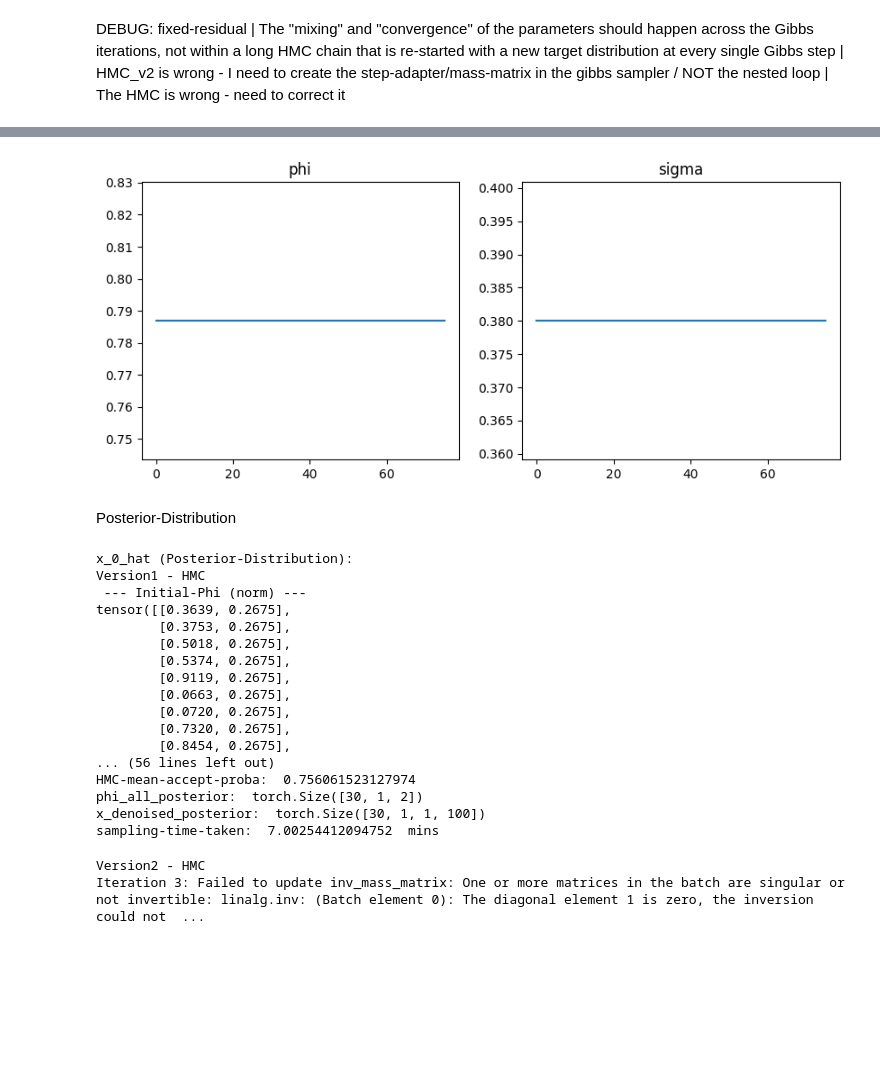
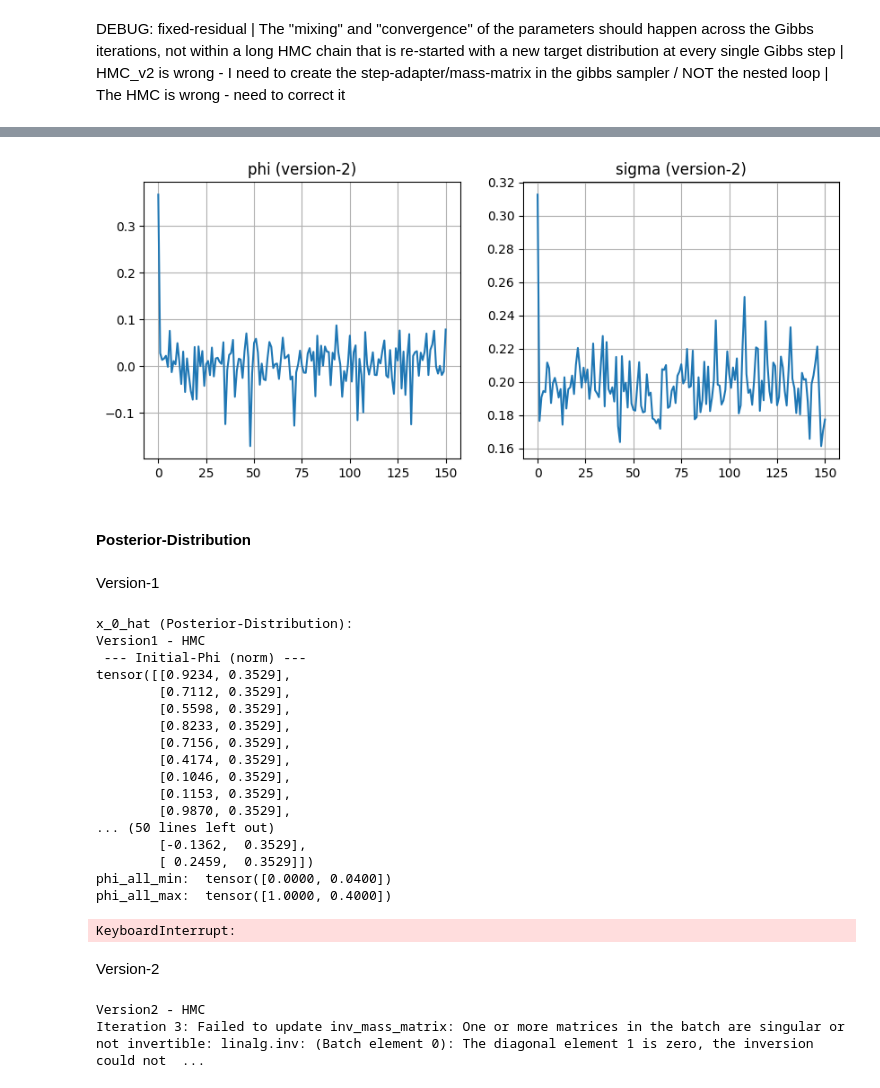
Before and after one commit to AlikMon88/Gibbs-Diff, a Jupyter notebook: unit_main_gibbs.ipynb, the cells around one changed output, grey strips where cells are left out. Cells and saved outputs as stored; diff of their text form; code cells hidden in the pictures; blank space fills up the shorter version.

```diff
--- a/unit_main_gibbs.ipynb
+++ b/unit_main_gibbs.ipynb
@@ -101,5 +98,5 @@ rn = random.randint(0, n_samples)
 # %%
-true_phi, true_sigma = 0.5, 0.2
+true_phi, true_sigma = 0.8, 0.2
 # %%
 # observation, signal, noise = create_1d_data_colored(n_samples=n_samples, n_depth=n_depth, phi=-1.0, decay=1.0, sigma=0.2)
 observation, signal, noise = create_1d_data_colored_multi(n_samples=n_samples, n_depth=n_depth, phi=true_phi, decay=1.0, sigma=true_sigma)
@@ -490,7 +460,7 @@ ft = time.time()
 
 ## version_1 : HMC - sampler is has fixed identity mass_matrix
 ### DIRECT: Supply doesnt work because thats the direct supply of state t=0 noise all the time.
-phi_sampled, x_denoised = gdiffusion.run_gibbs_sampler(y, yt, num_chains_per_sample=1, n_it_gibbs=500, n_it_burnin=250, sampler_v2=False, is_debug=True, sup_residual=eps, return_chains=True)
+phi_sampled, x_denoised = gdiffusion.run_gibbs_sampler(y, yt, num_chains_per_sample=1, n_it_gibbs=40, n_it_burnin=20, sampler_v2=False, is_debug=True, sup_residual=eps, return_chains=True)
 # phi_sampled, x_denoised = gdiffusion.run_gibbs_sampler(y, yt, num_chains_per_sample=1, n_it_gibbs=250, n_it_burnin=120, sampler_v2=False, return_chains=True)
 
 print(phi_sampled.shape, x_denoised.shape)
@@ -530,10 +502,10 @@ plt.show()
 print('Version-2 - HMC')
 ft = time.time()
 ## version_2: HMC sampler has adaptive mass_matrix (depends on the step_size adaption as we converge to a given acceptance-proba)
-phi_sampled, x_denoised = gdiffusion.run_gibbs_sampler(y, yt, num_chains_per_sample=1, n_it_gibbs=50, n_it_burnin=25, sampler_v2=True, is_debug=True, sup_residual=eps, return_chains=True)
+phi_sampled, x_denoised = gdiffusion.run_gibbs_sampler(y, yt, num_chains_per_sample=1, n_it_gibbs=100, n_it_burnin=50, sampler_v2=True, is_debug=True, sup_residual=eps, return_chains=True)
 
 print(phi_sampled.shape, x_denoised.shape)
-print('phi_sampled-mean: ', phi_sampled.mean(dim=1))
+print(f'phi_sampled-mean: mean: {phi_sampled.mean(dim=1)}, std: {phi_sampled.std(dim=1)}')
 lt = time.time()
 print('sampling-time-taken: ', (lt - ft)/60, ' mins')
 # %% [output]
@@ -553,17 +524,21 @@ sampling-time-taken:  1.0232401013374328  mins
 # %%
 fig, axs = plt.subplots(1, 2, figsize=(10, 4))
 
 axs[0].plot(phi_sampled[0][:, 0])
-axs[0].set_title('phi')
+axs[0].set_title('phi (version-2)')
+axs[0].grid()
 
 axs[1].plot(phi_sampled[0][:, 1])
-axs[1].set_title('sigma')
+axs[1].set_title('sigma (version-2)')
+axs[1].grid()
 
 plt.show()
 # %% [output]
-[figure, old version]
+[figure, new version]
 # %% [markdown]
-Posterior-Distribution
+#### Posterior-Distribution
+# %% [markdown]
+Version-1
 # %%
 ## x_0_hat, phi_hat -- point estimate - single chain run
 
@@ -585,20 +560,23 @@ print('sampling-time-taken: ', (lt - ft)/60, ' mins')
 x_0_hat (Posterior-Distribution):
 Version1 - HMC
  --- Initial-Phi (norm) ---
-tensor([[0.3639, 0.2675],
-        [0.3753, 0.2675],
-        [0.5018, 0.2675],
-        [0.5374, 0.2675],
-        [0.9119, 0.2675],
-        [0.0663, 0.2675],
-        [0.0720, 0.2675],
-        [0.7320, 0.2675],
-        [0.8454, 0.2675],
-... (56 lines left out)
-HMC-mean-accept-proba:  0.756061523127974
-phi_all_posterior:  torch.Size([30, 1, 2])
-x_denoised_posterior:  torch.Size([30, 1, 1, 100])
-sampling-time-taken:  7.00254412094752  mins
+tensor([[0.9234, 0.3529],
+        [0.7112, 0.3529],
+        [0.5598, 0.3529],
+        [0.8233, 0.3529],
+        [0.7156, 0.3529],
+        [0.4174, 0.3529],
+        [0.1046, 0.3529],
+        [0.1153, 0.3529],
+        [0.9870, 0.3529],
+... (50 lines left out)
+        [-0.1362,  0.3529],
+        [ 0.2459,  0.3529]])
+phi_all_min:  tensor([0.0000, 0.0400])
+phi_all_max:  tensor([1.0000, 0.4000])
+KeyboardInterrupt:
+# %% [markdown]
+Version-2
 # %%
 print('Version2 - HMC')
 ft = time.time()
```
Also changed, not shown: parts of 55 cells of this notebook, 4 other files.
